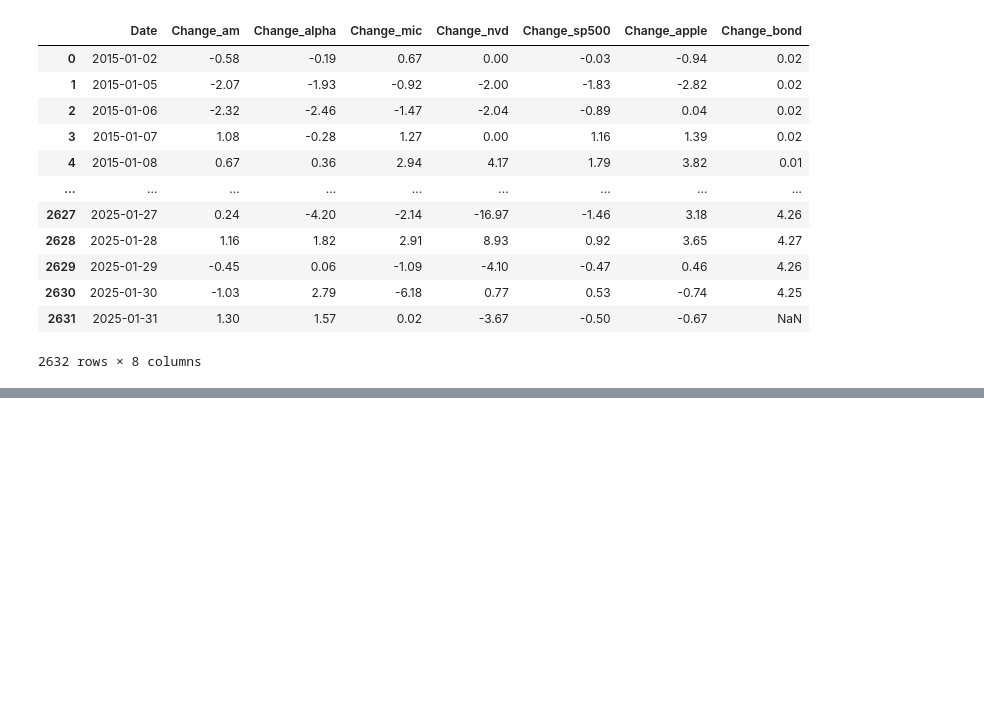
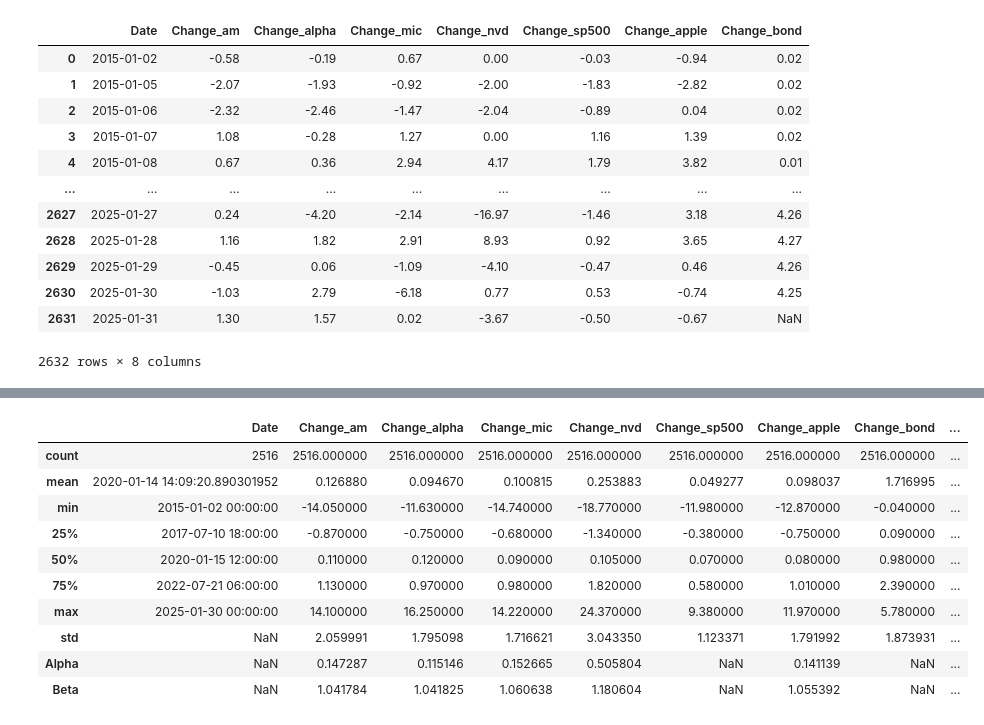
Before and after one commit to katyasva/a_forecasting, a Jupyter notebook: Problem_set1.ipynb, the cells around one changed output, grey strips where cells are left out. Saved outputs shown, nothing was run; the diff lists cells and outputs as text; code cells hidden in the pictures; blank space fills up the shorter version.

```diff
--- a/Problem_set1.ipynb
+++ b/Problem_set1.ipynb
@@ -187 +232,4 @@ Name: 2015-01-02 00:00:00, dtype: object
+# %%
+# dropping nan values
+df_merged.dropna(inplace=True)
 # %%
@@ -238,0 +311,13 @@ AttributeError: module 'statsmodels' has no attribute 'add_constant'
+# %%
+df_merged['excess_return_mic'] = df_merged['Change_mic'] - df_merged['Change_bond']
+
+X = df_merged['excess_return_X_M']
+y = df_merged['excess_return_mic']
+X = add_constant(X)
+
+model = sm.OLS(y, X, missing='drop').fit()
+
+alpha_mic = model.params['const']  # Intercept (α)
+beta_mic = model.params['excess_return_X_M']  # Slope (β)
+print(alpha_mic)
+print(beta_mic)
@@ -238,0 +327,13 @@ AttributeError: module 'statsmodels' has no attribute 'add_constant'
+# %%
+df_merged['excess_return_nvd'] = df_merged['Change_nvd'] - df_merged['Change_bond']
+
+X = df_merged['excess_return_X_M']
+y = df_merged['excess_return_nvd']
+X = add_constant(X)
+
+model = sm.OLS(y, X, missing='drop').fit()
+
+alpha_nvd = model.params['const']  # Intercept (α)
+beta_nvd = model.params['excess_return_X_M']  # Slope (β)
+print(alpha_nvd)
+print(beta_nvd)
@@ -238,0 +368,3 @@ AttributeError: module 'statsmodels' has no attribute 'add_constant'
+# %%
+df_merged_summary = df_merged.describe()
+df_merged_summary
@@ -238,0 +381,21 @@ AttributeError: module 'statsmodels' has no attribute 'add_constant'
+# %%
+# final summary table with values from the merged data sets (no nans and merged on date)
+
+df_merged_summary.at['Alpha', 'Change_nvd'], df_merged_summary.at['Beta', 'Change_nvd'] = alpha_nvd, beta_nvd
+df_merged_summary.at['Alpha', 'Change_apple'], df_merged_summary.at['Beta', 'Change_apple'] = alpha_apple, beta_apple
+df_merged_summary.at['Alpha', 'Change_mic'], df_merged_summary.at['Beta', 'Change_mic'] = alpha_mic, beta_mic
+df_merged_summary.at['Alpha', 'Change_am'],  df_merged_summary.at['Beta', 'Change_am'] = alpha_am, beta_am
+df_merged_summary.at['Alpha', 'Change_alpha'],df_merged_summary.at['Beta', 'Change_alpha'] = alpha_alpha, beta_alpha
+df_merged_summary
+# %% [output]
+|  | Date | Change_am | Change_alpha | Change_mic | Change_nvd | Change_sp500 | Change_apple | Change_bond | ... |
+| count | 2516 | 2516.000000 | 2516.000000 | 2516.000000 | 2516.000000 | 2516.000000 | 2516.000000 | 2516.000000 | ... |
+| mean | 2020-01-14 14:09:20.890301952 | 0.126880 | 0.094670 | 0.100815 | 0.253883 | 0.049277 | 0.098037 | 1.716995 | ... |
+| min | 2015-01-02 00:00:00 | -14.050000 | -11.630000 | -14.740000 | -18.770000 | -11.980000 | -12.870000 | -0.040000 | ... |
+| 25% | 2017-07-10 18:00:00 | -0.870000 | -0.750000 | -0.680000 | -1.340000 | -0.380000 | -0.750000 | 0.090000 | ... |
+| 50% | 2020-01-15 12:00:00 | 0.110000 | 0.120000 | 0.090000 | 0.105000 | 0.070000 | 0.080000 | 0.980000 | ... |
+| 75% | 2022-07-21 06:00:00 | 1.130000 | 0.970000 | 0.980000 | 1.820000 | 0.580000 | 1.010000 | 2.390000 | ... |
+| max | 2025-01-30 00:00:00 | 14.100000 | 16.250000 | 14.220000 | 24.370000 | 9.380000 | 11.970000 | 5.780000 | ... |
+| std | NaN | 2.059991 | 1.795098 | 1.716621 | 3.043350 | 1.123371 | 1.791992 | 1.873931 | ... |
+| Alpha | NaN | 0.147287 | 0.115146 | 0.152665 | 0.505804 | NaN | 0.141139 | NaN | ... |
+| Beta | NaN | 1.041784 | 1.041825 | 1.060638 | 1.180604 | NaN | 1.055392 | NaN | ... |
```
Also changed, not shown: parts of 36 cells of this notebook.
